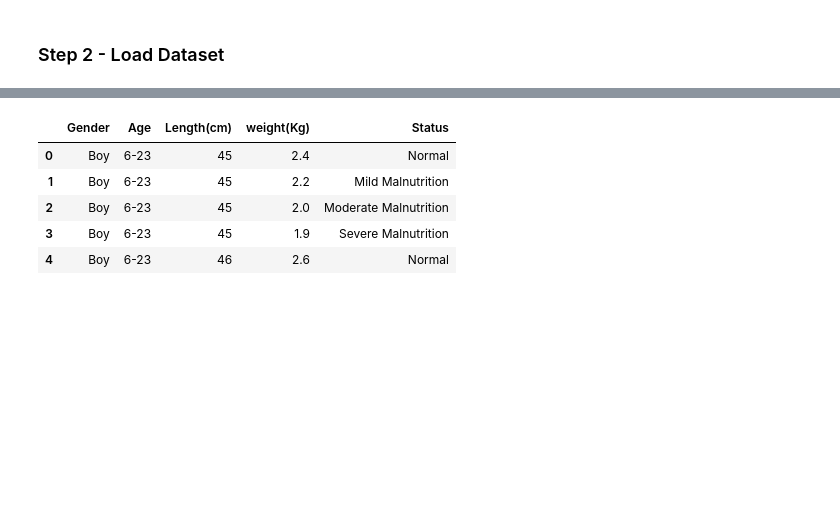
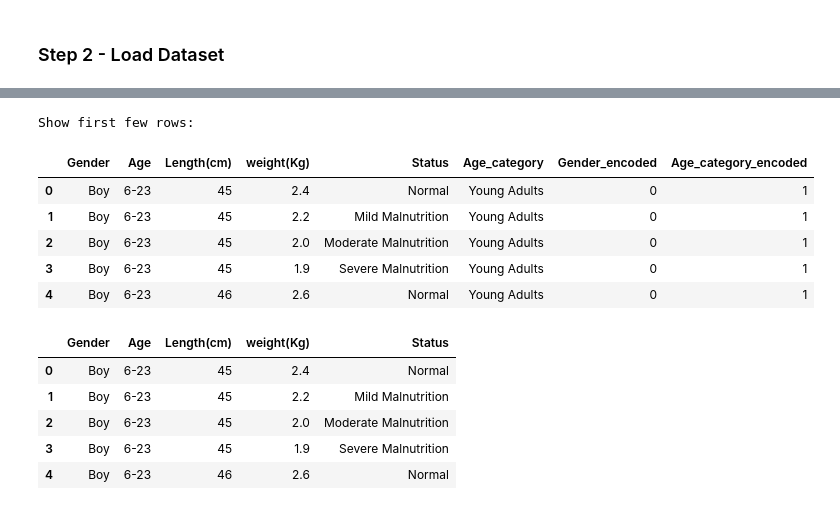
Before and after one commit to Gsweya/CLASS_CODES, a Jupyter notebook: second_year_code/semester_two/CG 222 - DATA SCIENCE/LAB_3/practice/main.ipynb, the cells around one changed output, grey strips where cells are left out. Cells and saved outputs as stored; diff of their text form; code cells hidden in the pictures; blank space fills up the shorter version.

```diff
--- a/second_year_code/semester_two/CG 222 - DATA SCIENCE/LAB_3/practice/main.ipynb
+++ b/second_year_code/semester_two/CG 222 - DATA SCIENCE/LAB_3/practice/main.ipynb
@@ -56,2 +52,13 @@ Data Overall View:
+# %%
+print("Show first few rows: ")
+data.head()
+# %% [output]
+Show first few rows:
+|  | Gender | Age | Length(cm) | weight(Kg) | Status | Age_category | Gender_encoded | Age_category_encoded |
+| 0 | Boy | 6-23 | 45 | 2.4 | Normal | Young Adults | 0 | 1 |
+| 1 | Boy | 6-23 | 45 | 2.2 | Mild Malnutrition | Young Adults | 0 | 1 |
+| 2 | Boy | 6-23 | 45 | 2.0 | Moderate Malnutrition | Young Adults | 0 | 1 |
+| 3 | Boy | 6-23 | 45 | 1.9 | Severe Malnutrition | Young Adults | 0 | 1 |
+| 4 | Boy | 6-23 | 46 | 2.6 | Normal | Young Adults | 0 | 1 |
 # %%
 # Remove the unnamed column if it exists
```
Also changed, not shown: parts of 4 cells of this notebook, 8 other files.
